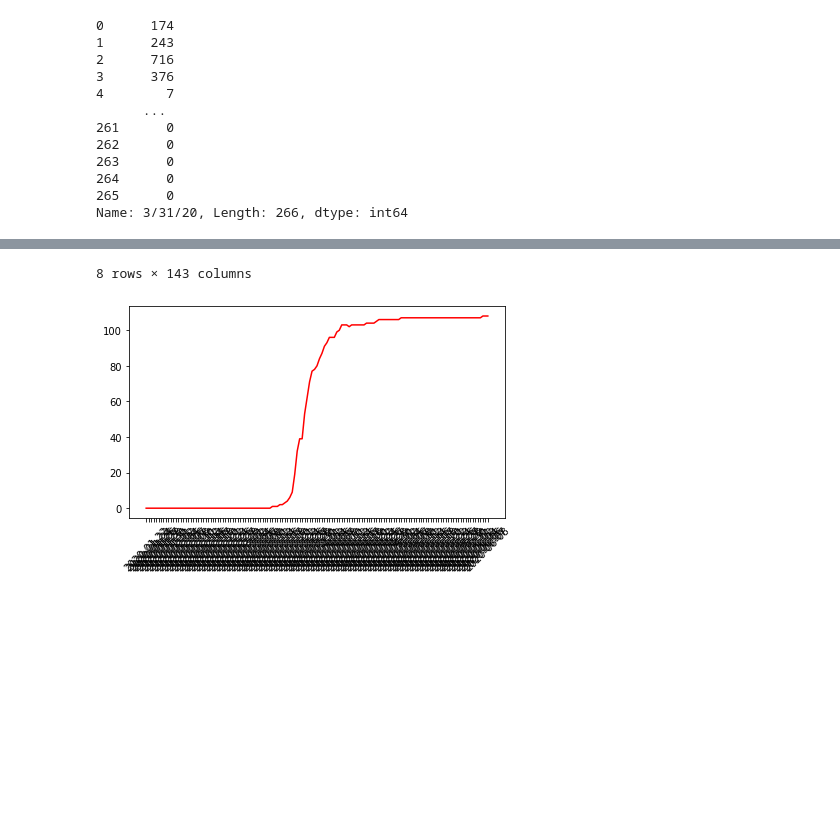
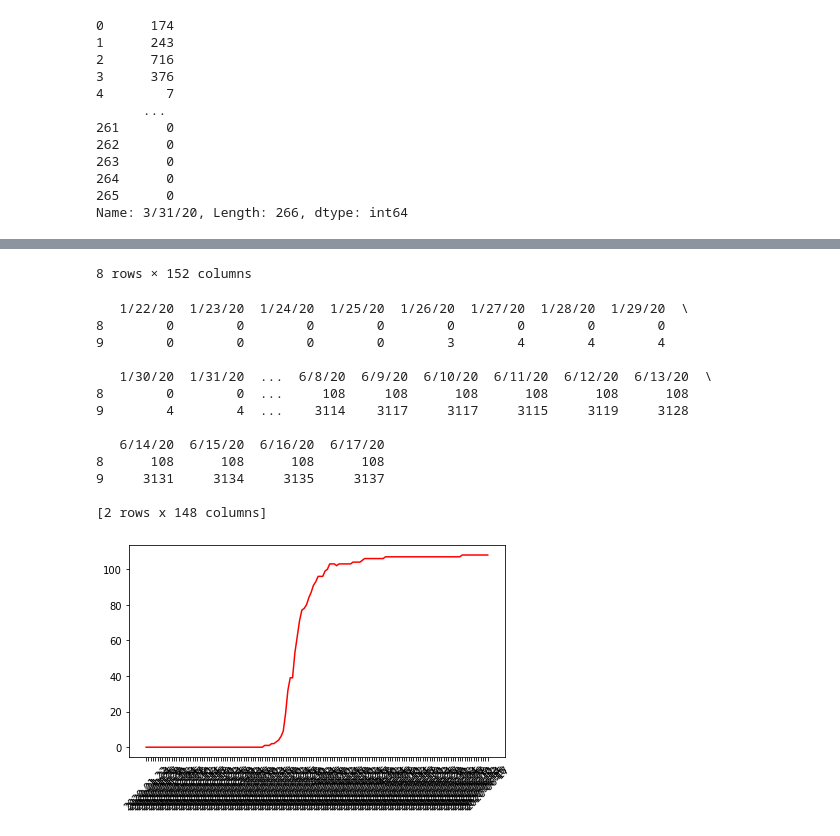
Before and after one commit to u6747075/COVID-19, a Jupyter notebook: COVID_19.ipynb, the cells around one changed output, grey strips where cells are left out. Cells and saved outputs as stored; diff of their text form; code cells hidden in the pictures; blank space fills up the shorter version.

```diff
--- a/COVID_19.ipynb
+++ b/COVID_19.ipynb
@@ -41,30 +41,44 @@ Name: 3/31/20, Length: 266, dtype: int64
 # %%
 japan = data[data["Country/Region"] == "Australia"]
 display(japan)
-time_ser = japan.iloc[:,4:]
+time_ser = japan.iloc[:2,4:]
 #display(list(time_ser.iloc[0]))
 fig, ax = plt.subplots()
 fig.canvas.draw()
+print(time_ser)
 col = time_ser.iloc[0]
 dates=list(time_ser)
 date_object = datetime.strptime(dates[0], '%m/%d/%y')
 x_values = [datetime.strptime(str(d),"%m/%d/%y").date() for d in dates]
 
 plt.plot(dates, col, c = "red")
 
 ax.set_xticklabels(x_values, rotation=45)
 plt.tight_layout()
 
 plt.show()
 # %% [output]
 |  | Province/State | Country/Region | Lat | Long | 1/22/20 | 1/23/20 | 1/24/20 | 1/25/20 | 1/26/20 | ... |
 | 8 | Australian Capital Territory | Australia | -35.4735 | 149.0124 | 0 | 0 | 0 | 0 | 0 | ... |
 | 9 | New South Wales | Australia | -33.8688 | 151.2093 | 0 | 0 | 0 | 0 | 3 | ... |
 | 10 | Northern Territory | Australia | -12.4634 | 130.8456 | 0 | 0 | 0 | 0 | 0 | ... |
 | 11 | Queensland | Australia | -28.0167 | 153.4000 | 0 | 0 | 0 | 0 | 0 | ... |
 | 12 | South Australia | Australia | -34.9285 | 138.6007 | 0 | 0 | 0 | 0 | 0 | ... |
 | 13 | Tasmania | Australia | -41.4545 | 145.9707 | 0 | 0 | 0 | 0 | 0 | ... |
 | 14 | Victoria | Australia | -37.8136 | 144.9631 | 0 | 0 | 0 | 0 | 1 | ... |
 | 15 | Western Australia | Australia | -31.9505 | 115.8605 | 0 | 0 | 0 | 0 | 0 | ... |
-8 rows × 143 columns
+8 rows × 152 columns
+   1/22/20  1/23/20  1/24/20  1/25/20  1/26/20  1/27/20  1/28/20  1/29/20  \
+8        0        0        0        0        0        0        0        0
+9        0        0        0        0        3        4        4        4
+
+   1/30/20  1/31/20  ...  6/8/20  6/9/20  6/10/20  6/11/20  6/12/20  6/13/20  \
+8        0        0  ...     108     108      108      108      108      108
+9        4        4  ...    3114    3117     3117     3115     3119     3128
+
+   6/14/20  6/15/20  6/16/20  6/17/20
+8      108      108      108      108
+9     3131     3134     3135     3137
+
+[2 rows x 148 columns]
-[figure, old version]
+[figure, new version]
```
Also changed, not shown: parts of 3 cells of this notebook.
